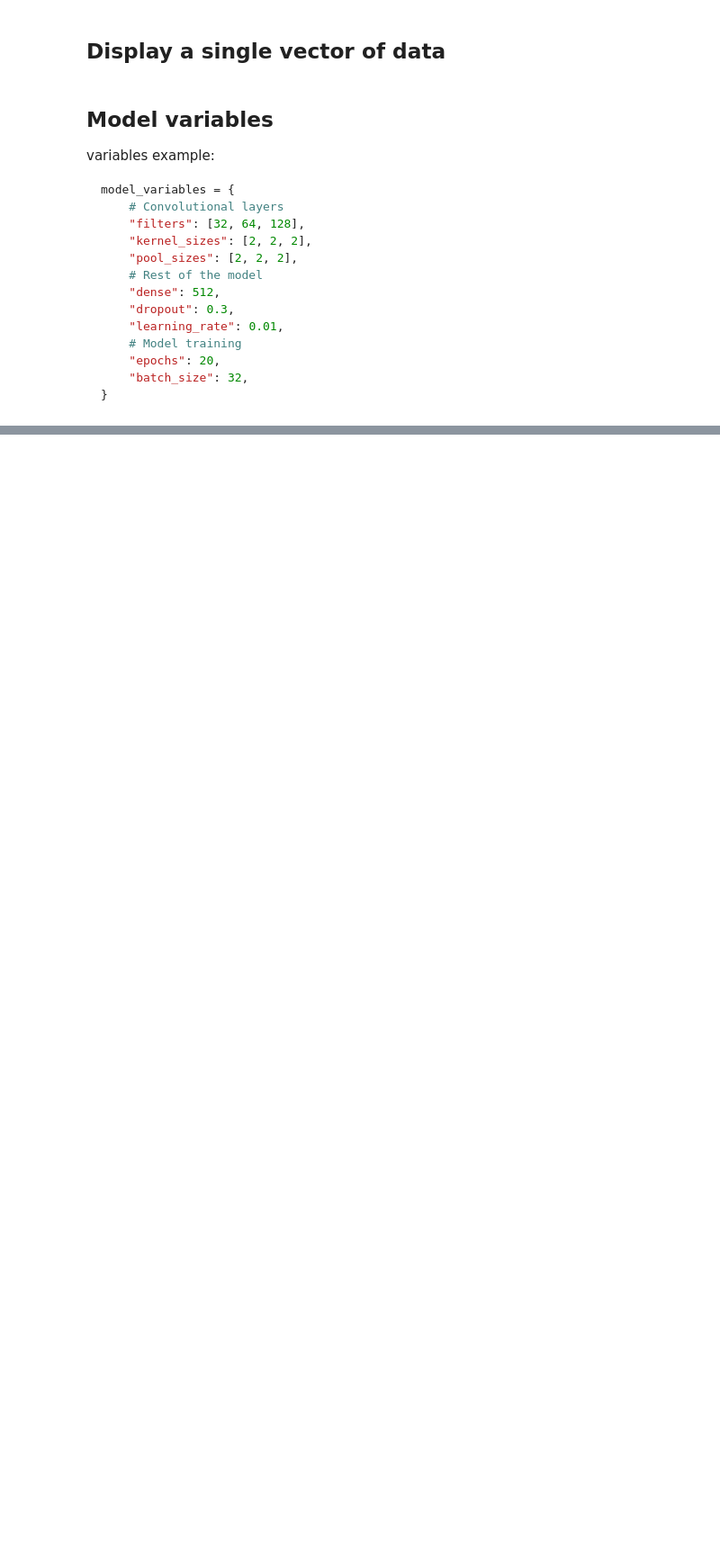
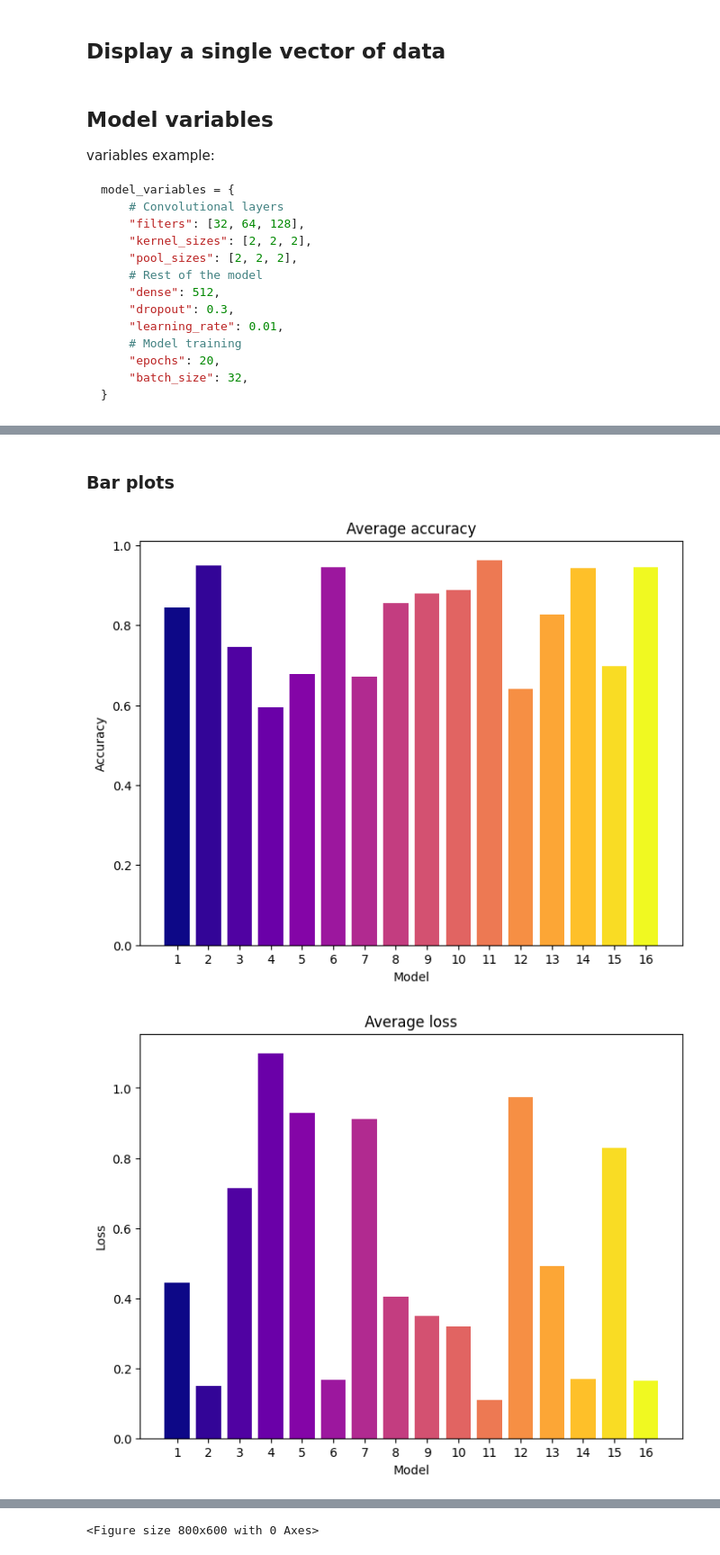
Before and after one commit to MateuszSabuk/3D-MNIST, a Jupyter notebook: main.ipynb, the cells around one changed output, grey strips where cells are left out. Shown: that part at 90% size. Drawn from its saved outputs; the diff is of its cells as text; code cells hidden in the pictures; blank space fills up the shorter version.

```diff
--- a/main.ipynb
+++ b/main.ipynb
@@ -267,0 +466,60 @@ for i, variables in enumerate(variables_array):
+# %% [markdown]
+### Bar plots
+# %%
+rescale = lambda y: (y - np.min(y)) / (np.max(y) - np.min(y))
+avg = lambda x: sum(x) / len(x)
+
+x = [x+1 for x in [*range(len(data))]]
+accuracy_y = [avg(x["accuracy"][5:]) for x in data]
+
+my_cmap = plt.get_cmap("plasma")
+plt.figure(figsize=(8, 6))
+plt.bar(x, accuracy_y, color=my_cmap(rescale(x)))
+plt.title('Average accuracy')
+plt.ylabel('Accuracy')
+plt.xlabel('Model')
+plt.xticks(np.arange(1,len(data)+1), np.arange(1,len(data)+1))
+plt.savefig(f'output/{plots_name}_avg_accuracy.png', bbox_inches='tight')
+
+loss_y = [avg(x["loss"][5:]) for x in data]
+
+plt.figure(figsize=(8, 6))
+plt.bar(x, loss_y, color=my_cmap(rescale(x)))
+plt.title('Average loss')
+plt.ylabel('Loss')
+plt.xlabel('Model')
+plt.xticks(np.arange(1,len(data)+1), np.arange(1,len(data)+1))
+plt.savefig(f'output/{plots_name}_avg_loss.png', bbox_inches='tight')
+
+time_y = [x["time"] for x in data]
+
+plt.figure(figsize=(8, 6))
+plt.bar(x, time_y, color=my_cmap(rescale(x)))
+plt.title('Training time')
+plt.ylabel('Time (s)')
+plt.xlabel('Model')
+plt.xticks(np.arange(1,len(data)+1), np.arange(1,len(data)+1))
+plt.savefig(f'output/{plots_name}_training_time.png', bbox_inches='tight')
+
+zipped_model = list(zip(x, accuracy_y, loss_y, time_y))
+sorted_model = reversed(sorted(zipped_model, key = lambda t: t[3]))
+sorted_x, sorted_accuracy_y, sorted_loss_y, sorted_time_y = zip(*sorted_model)
+
+plt.figure(figsize=(8, 6))
+width = 0.3
+fig, ax1 = plt.subplots()
+ax2 = ax1.twinx()
+ax1.bar([x+0.7 for x in [*range(len(data))]], sorted_time_y, width, color='orange', label='time')
+ax2.bar([x+1 for x in [*range(len(data))]], sorted_accuracy_y, width, color='green', label='accuracy')
+ax2.bar([x+1.3 for x in [*range(len(data))]], sorted_loss_y, width, color='red', label='loss')
+
+ax1.set_xlabel('Model')
+ax1.set_ylabel('Time (s)', color="orange")
+ax2.set_ylabel('Average accuracy/loss')
+
+plt.xticks(np.arange(1,len(data)+1), sorted_x)
+plt.legend()
+plt.savefig(f'output/{plots_name}_bars_grouped.png', bbox_inches='tight')
+# %% [output]
+[figure, added]
+[figure, added]
@@ -267,0 +527 @@ for i, variables in enumerate(variables_array):
+<Figure size 800x600 with 0 Axes>
```
Also changed, not shown: parts of 15 cells of this notebook.
